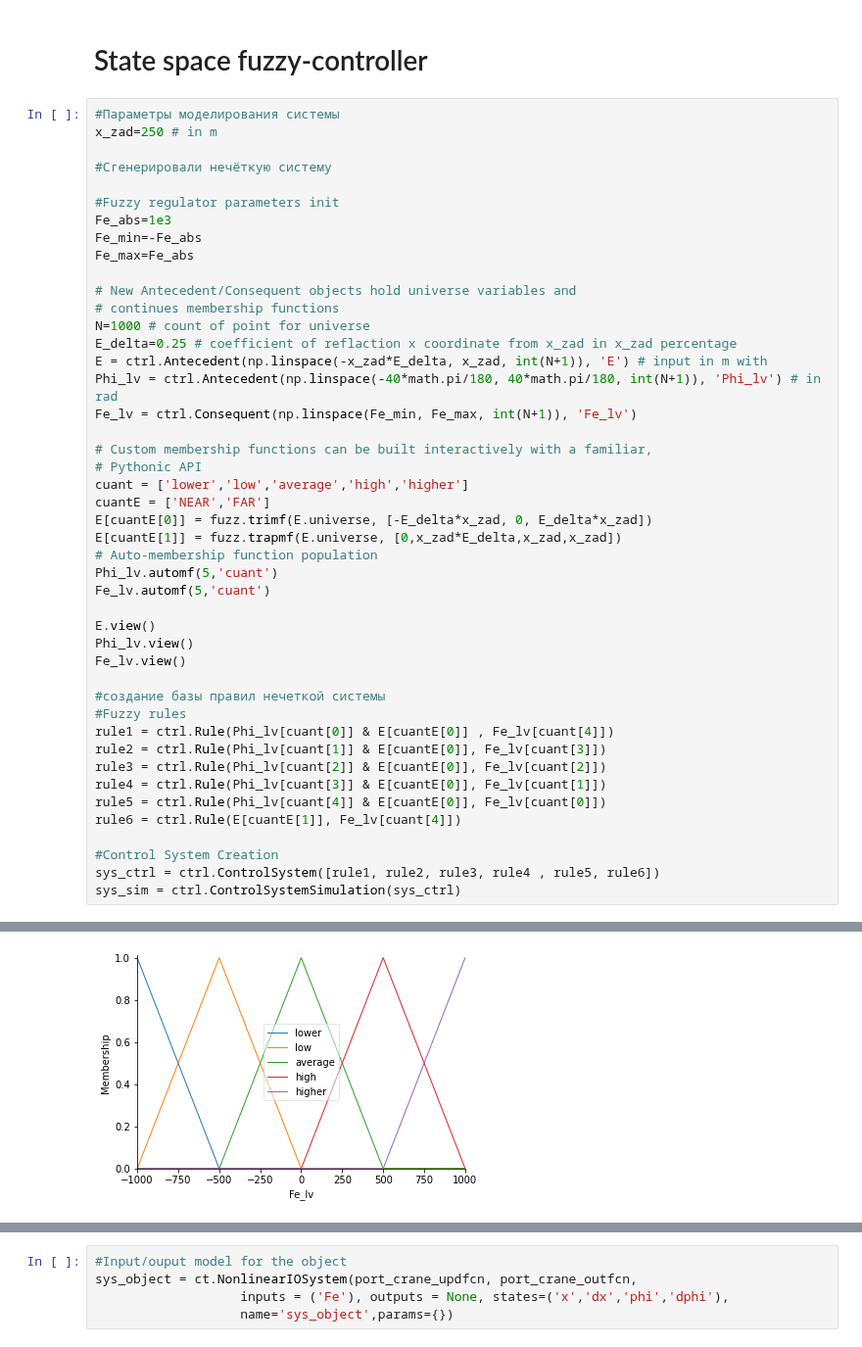
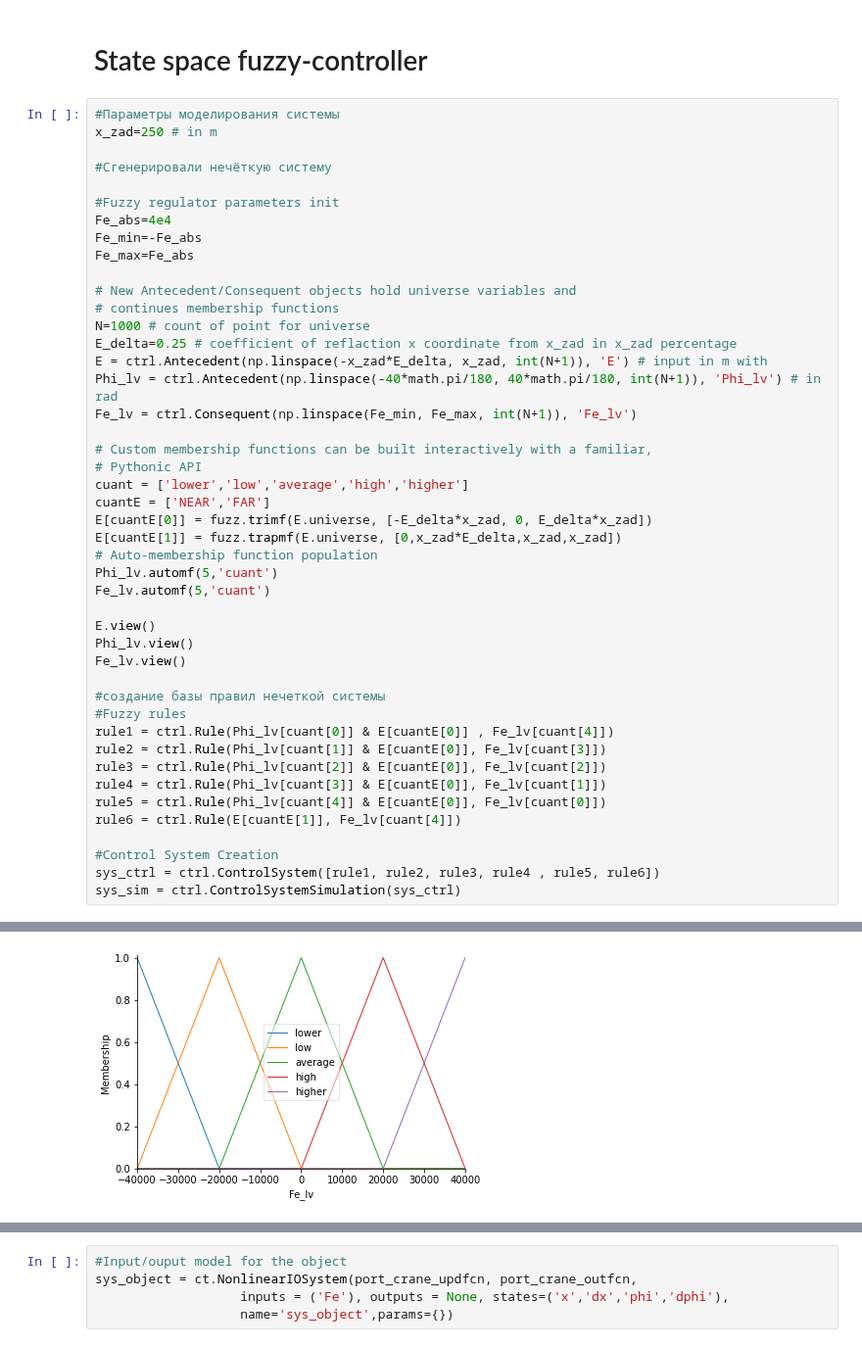
Before and after one commit to dvogureckiy99/Fuzzy, a Jupyter notebook: lab3.ipynb, the cells around one changed output, grey strips where cells are left out. Shown at 98% size. Saved outputs shown, nothing was run; the diff lists cells and outputs as text.

```diff
--- a/lab3.ipynb
+++ b/lab3.ipynb
@@ -277,7 +277,7 @@ x_zad=250 # in m
 #Сгенерировали нечёткую систему
 
 #Fuzzy regulator parameters init
-Fe_abs=1e3
+Fe_abs=4e4
 Fe_min=-Fe_abs
 Fe_max=Fe_abs
 
@@ -291,31 +291,31 @@ Fe_lv = ctrl.Consequent(np.linspace(Fe_min, Fe_max, int(N+1)), 'Fe_lv')
 
 # Custom membership functions can be built interactively with a familiar,
 # Pythonic API
 cuant = ['lower','low','average','high','higher']
 cuantE = ['NEAR','FAR']
 E[cuantE[0]] = fuzz.trimf(E.universe, [-E_delta*x_zad, 0, E_delta*x_zad])
 E[cuantE[1]] = fuzz.trapmf(E.universe, [0,x_zad*E_delta,x_zad,x_zad])
 # Auto-membership function population
 Phi_lv.automf(5,'cuant')
 Fe_lv.automf(5,'cuant')
 
 E.view()
 Phi_lv.view()
 Fe_lv.view()
 
 #создание базы правил нечеткой системы
 #Fuzzy rules
 rule1 = ctrl.Rule(Phi_lv[cuant[0]] & E[cuantE[0]] , Fe_lv[cuant[4]])
 rule2 = ctrl.Rule(Phi_lv[cuant[1]] & E[cuantE[0]], Fe_lv[cuant[3]])
 rule3 = ctrl.Rule(Phi_lv[cuant[2]] & E[cuantE[0]], Fe_lv[cuant[2]])
 rule4 = ctrl.Rule(Phi_lv[cuant[3]] & E[cuantE[0]], Fe_lv[cuant[1]])
 rule5 = ctrl.Rule(Phi_lv[cuant[4]] & E[cuantE[0]], Fe_lv[cuant[0]])
 rule6 = ctrl.Rule(E[cuantE[1]], Fe_lv[cuant[4]])
 
 #Control System Creation
 sys_ctrl = ctrl.ControlSystem([rule1, rule2, rule3, rule4 , rule5, rule6])
 sys_sim = ctrl.ControlSystemSimulation(sys_ctrl)
 # %% [output]
 [figure]
 [figure]
-[figure, old version]
+[figure, new version]
```
Also changed, not shown: parts of 4 cells of this notebook.
